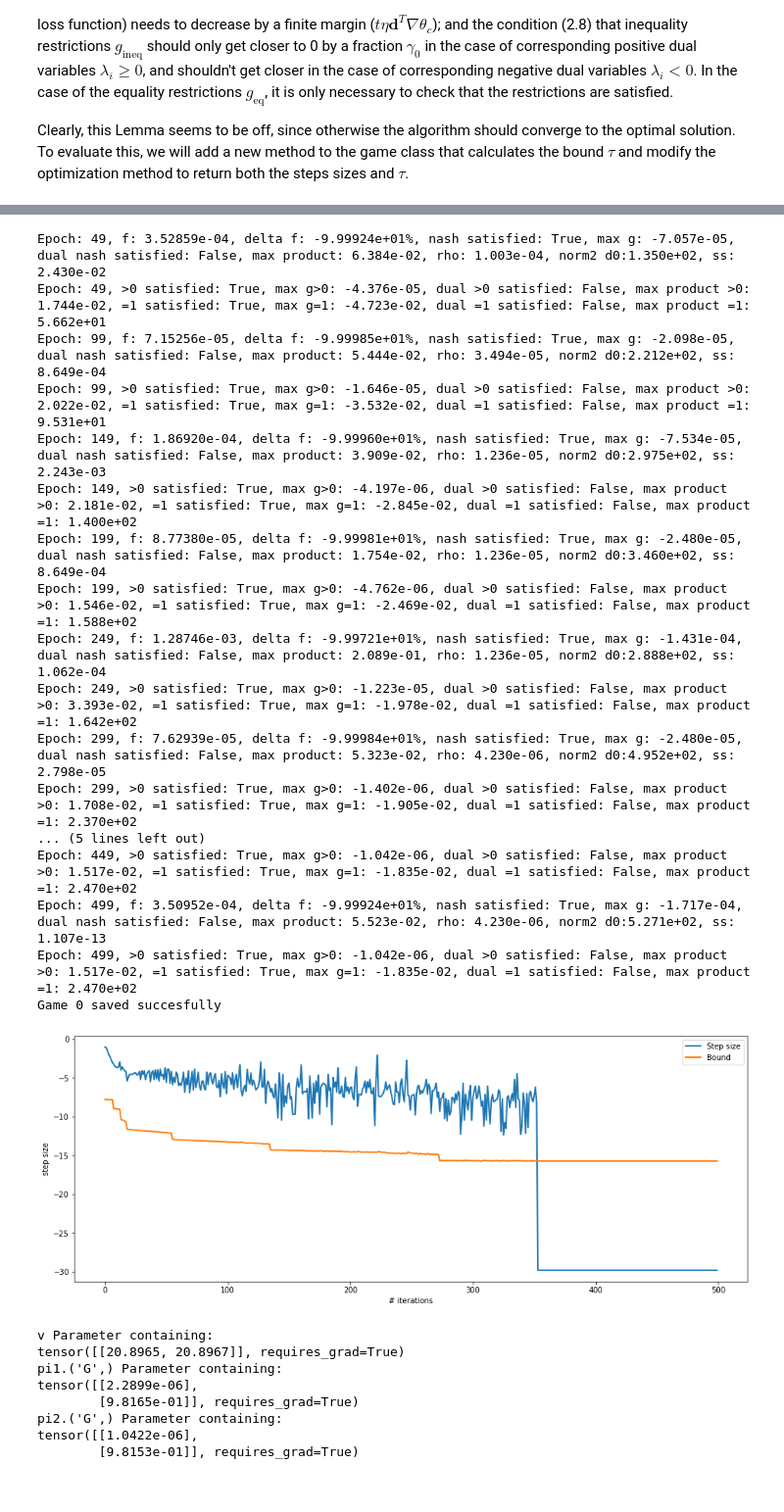
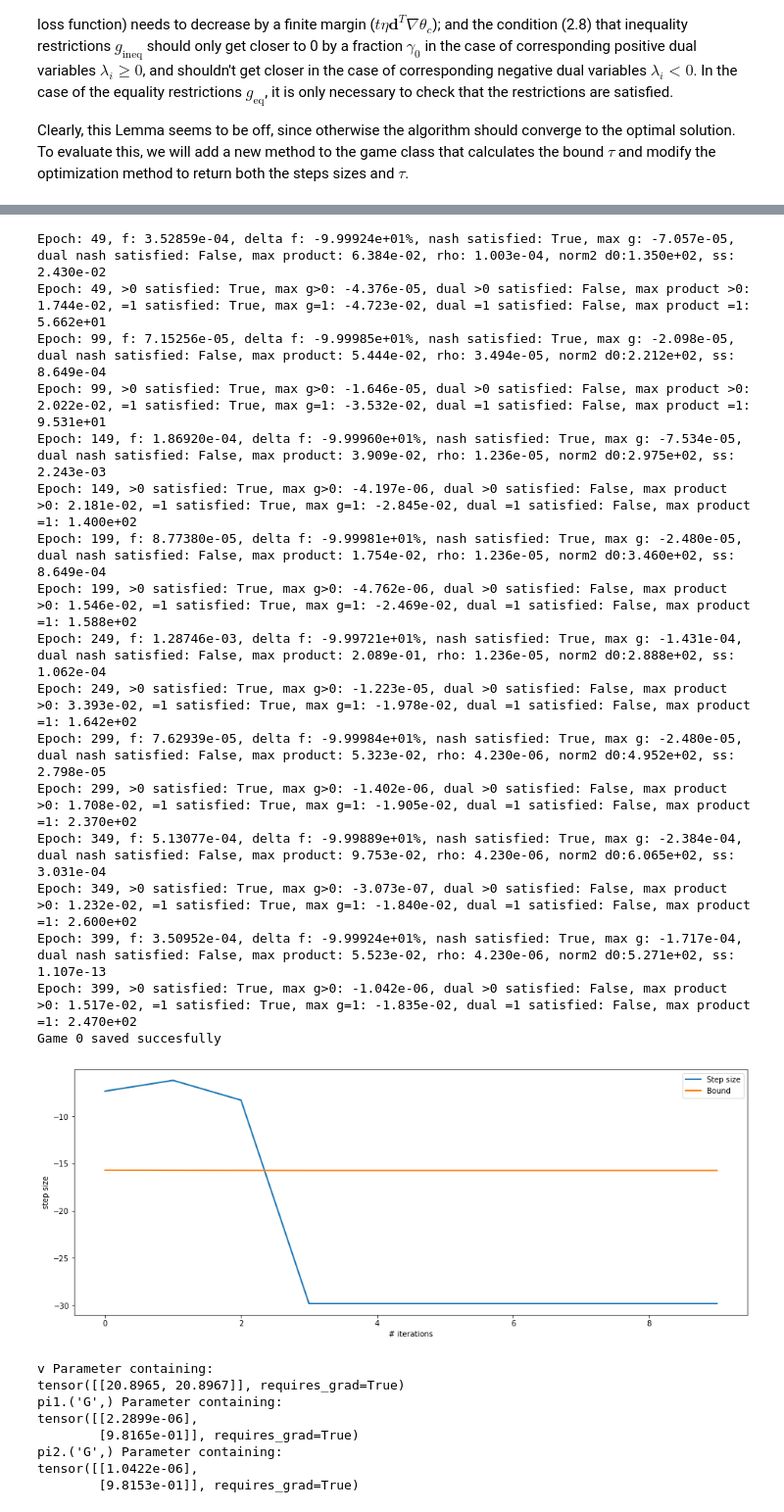
Before and after one commit to tarod13/Stochastic_Games, a Jupyter notebook: stochastic_games_herkovitz_v2.ipynb, the cells around one changed output, grey strips where cells are left out. Shown at 98% size. Drawn from its saved outputs; the diff is of its cells as text; code cells hidden in the pictures.

```diff
--- a/stochastic_games_herkovitz_v2.ipynb
+++ b/stochastic_games_herkovitz_v2.ipynb
@@ -1133,8 +1141,8 @@ def prisoner_dilemma_reward_matrices(s):
   else:
     N_A1 = A['1'][str(s)]
     N_A2 = A['2'][str(s)]
-    RM1 = np.zeros((N_A1,N_A2))
-    RM2 = np.zeros((N_A1,N_A2))
+    RM1 = np.zeros((N_A1,N_A2), dtype=torch.float64)
+    RM2 = np.zeros((N_A1,N_A2), dtype=torch.float64)
     for a1 in range(0,N_A1):
       for a2 in range(0,N_A2):
         r1, r2 = prisoner_dilemma_rewards(s, [a1,a2])
@@ -1145,8 +1153,8 @@ def prisoner_dilemma_reward_matrices(s):
 R = {'1':{}, '2':{}}
 for s in S:
   RM1, RM2 = prisoner_dilemma_reward_matrices(s)
-  R['1'][str(s)] = torch.FloatTensor(RM1).clone()
-  R['2'][str(s)] = torch.FloatTensor(RM2).clone()
+  R['1'][str(s)] = torch.DoubleTensor(RM1).clone()
+  R['2'][str(s)] = torch.DoubleTensor(RM2).clone()
 # %%
 # Define transition map
 def prisoner_dilemma_transition_info(state, actions):
@@ -1250,8 +1258,8 @@ def iterated_prisoner_dilemma_reward_matrices(s):
 R = {'1':{}, '2':{}}
 for s in S:
   RM1, RM2 = iterated_prisoner_dilemma_reward_matrices(s)
-  R['1'][str(s)] = torch.FloatTensor(RM1).clone()
-  R['2'][str(s)] = torch.FloatTensor(RM2).clone()
+  R['1'][str(s)] = torch.DoubleTensor(RM1).clone()
+  R['2'][str(s)] = torch.DoubleTensor(RM2).clone()
 
 # Define transition map
 def iterated_prisoner_dilemma_transition_map(state, actions):
@@ -1419,5 +1431,5 @@ game_iterated_3 = multi_player_game(N, S, A, R, T, beta, device, name).to(device
 # %%
-step_sizes, step_size_bounds = game_iterated_3.optimize_game(hard_constraints=False, verbose=False, n_epochs=500, on=True, print_each=50, nu=1.1)[0:2]
+step_sizes, step_size_bounds, dual_list, rhos, c_list, ss_hist = game_iterated_3.optimize_game(hard_constraints=False, verbose=False, n_epochs=400, on=True, print_each=50, nu=1.1)
 # %% [output]
 Epoch: 49, f: 3.52859e-04, delta f: -9.99924e+01%, nash satisfied: True, max g: -7.057e-05, dual nash satisfied: False, max product: 6.384e-02, rho: 1.003e-04, norm2 d0:1.350e+02, ss: 2.430e-02
 Epoch: 49, >0 satisfied: True, max g>0: -4.376e-05, dual >0 satisfied: False, max product >0: 1.744e-02, =1 satisfied: True, max g=1: -4.723e-02, dual =1 satisfied: False, max product =1: 5.662e+01
@@ -1431,22 +1443,22 @@ Epoch: 249, f: 1.28746e-03, delta f: -9.99721e+01%, nash satisfied: True, max g:
 Epoch: 249, >0 satisfied: True, max g>0: -1.223e-05, dual >0 satisfied: False, max product >0: 3.393e-02, =1 satisfied: True, max g=1: -1.978e-02, dual =1 satisfied: False, max product =1: 1.642e+02
 Epoch: 299, f: 7.62939e-05, delta f: -9.99984e+01%, nash satisfied: True, max g: -2.480e-05, dual nash satisfied: False, max product: 5.323e-02, rho: 4.230e-06, norm2 d0:4.952e+02, ss: 2.798e-05
 Epoch: 299, >0 satisfied: True, max g>0: -1.402e-06, dual >0 satisfied: False, max product >0: 1.708e-02, =1 satisfied: True, max g=1: -1.905e-02, dual =1 satisfied: False, max product =1: 2.370e+02
-... (5 lines left out)
-Epoch: 449, >0 satisfied: True, max g>0: -1.042e-06, dual >0 satisfied: False, max product >0: 1.517e-02, =1 satisfied: True, max g=1: -1.835e-02, dual =1 satisfied: False, max product =1: 2.470e+02
-Epoch: 499, f: 3.50952e-04, delta f: -9.99924e+01%, nash satisfied: True, max g: -1.717e-04, dual nash satisfied: False, max product: 5.523e-02, rho: 4.230e-06, norm2 d0:5.271e+02, ss: 1.107e-13
-Epoch: 499, >0 satisfied: True, max g>0: -1.042e-06, dual >0 satisfied: False, max product >0: 1.517e-02, =1 satisfied: True, max g=1: -1.835e-02, dual =1 satisfied: False, max product =1: 2.470e+02
+Epoch: 349, f: 5.13077e-04, delta f: -9.99889e+01%, nash satisfied: True, max g: -2.384e-04, dual nash satisfied: False, max product: 9.753e-02, rho: 4.230e-06, norm2 d0:6.065e+02, ss: 3.031e-04
+Epoch: 349, >0 satisfied: True, max g>0: -3.073e-07, dual >0 satisfied: False, max product >0: 1.232e-02, =1 satisfied: True, max g=1: -1.840e-02, dual =1 satisfied: False, max product =1: 2.600e+02
+Epoch: 399, f: 3.50952e-04, delta f: -9.99924e+01%, nash satisfied: True, max g: -1.717e-04, dual nash satisfied: False, max product: 5.523e-02, rho: 4.230e-06, norm2 d0:5.271e+02, ss: 1.107e-13
+Epoch: 399, >0 satisfied: True, max g>0: -1.042e-06, dual >0 satisfied: False, max product >0: 1.517e-02, =1 satisfied: True, max g=1: -1.835e-02, dual =1 satisfied: False, max product =1: 2.470e+02
 Game 0 saved succesfully
 # %%
 fig, ax = plt.subplots(figsize=(16,6))
-plt.plot(torch.log(step_sizes), label='Step size', linewidth=2.0)
-plt.plot(torch.log(step_size_bounds), label='Bound', linewidth=2.0)
+plt.plot(torch.log(step_sizes[-50:-40]), label='Step size', linewidth=2.0)
+plt.plot(torch.log(step_size_bounds[-50:-40]), label='Bound', linewidth=2.0)
 plt.legend()
 plt.xlabel('# iterations')
 plt.ylabel('step size')
 plt.show()
 plt.close()
 # %% [output]
-[figure, old version]
+[figure, new version]
 # %%
 for pname, p in game_iterated_3.named_parameters():
   print(pname, p)
```
Also changed, not shown: parts of 33 cells of this notebook.
